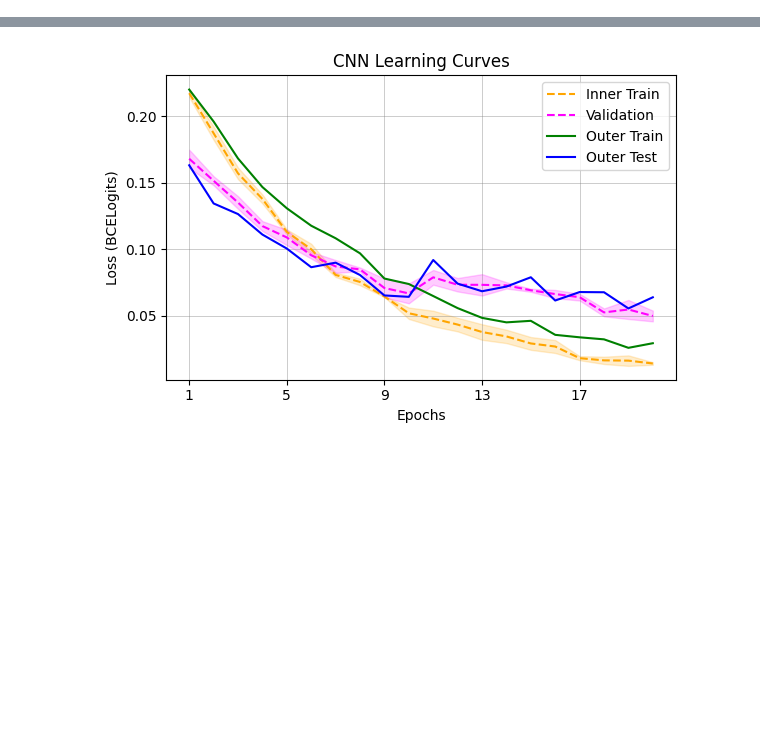
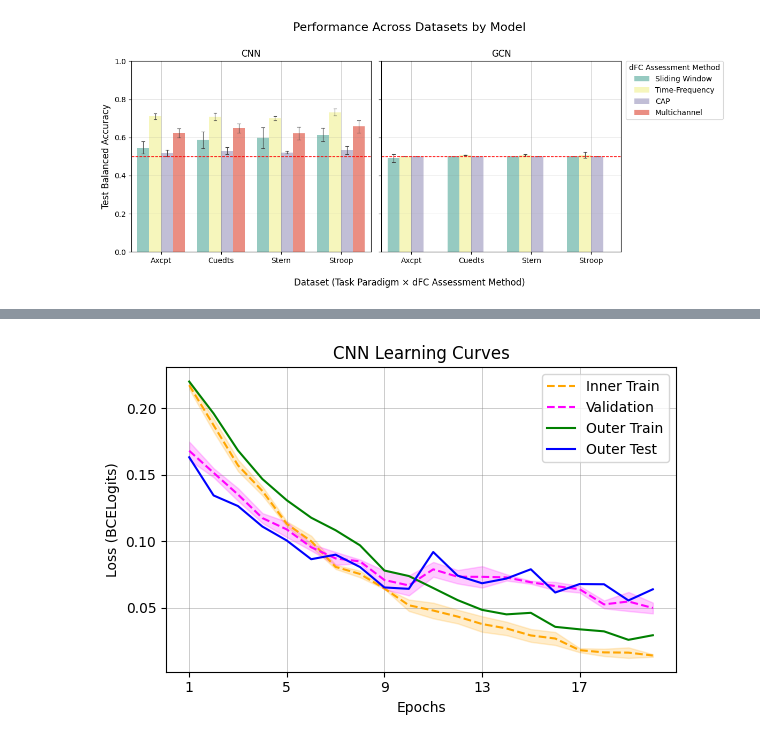
Before and after one commit to kinichen/dFC_task_presence, a Jupyter notebook: notebooks/figures.ipynb, the cells around one changed output, grey strips where cells are left out. Saved outputs shown, nothing was run; the diff lists cells and outputs as text; code cells hidden in the pictures; blank space fills up the shorter version.

```diff
--- a/notebooks/figures.ipynb
+++ b/notebooks/figures.ipynb
@@ -232,0 +349,4 @@ plot_learning_curves(epochs, inner_train_losses, val_losses, outer_train_losses,
+# %%
+plot_performance_bar(scores_dict, metric_name=metric_name)
+# %% [output]
+[figure, added]
```
Also changed, not shown: parts of 16 cells of this notebook, 6 other files.
